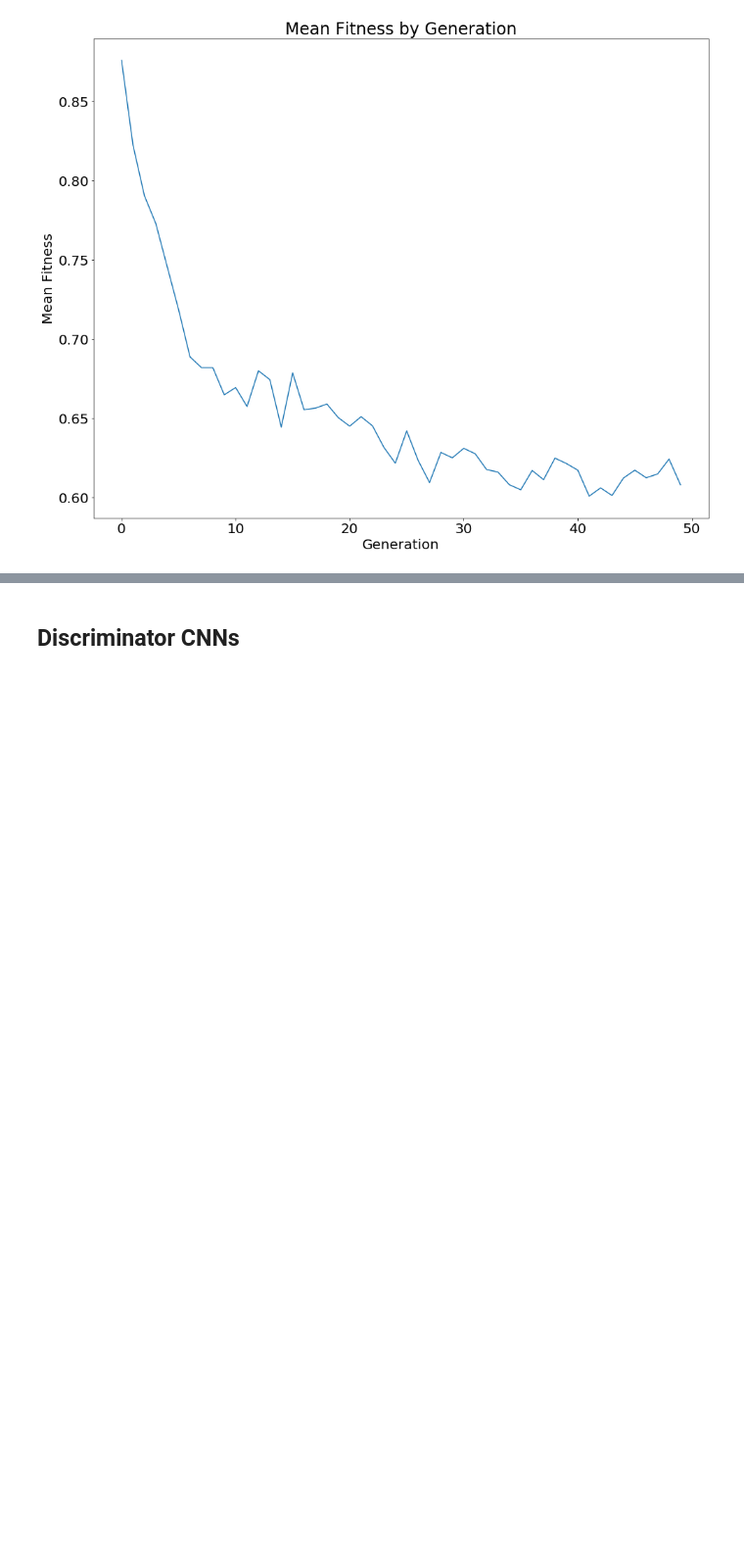
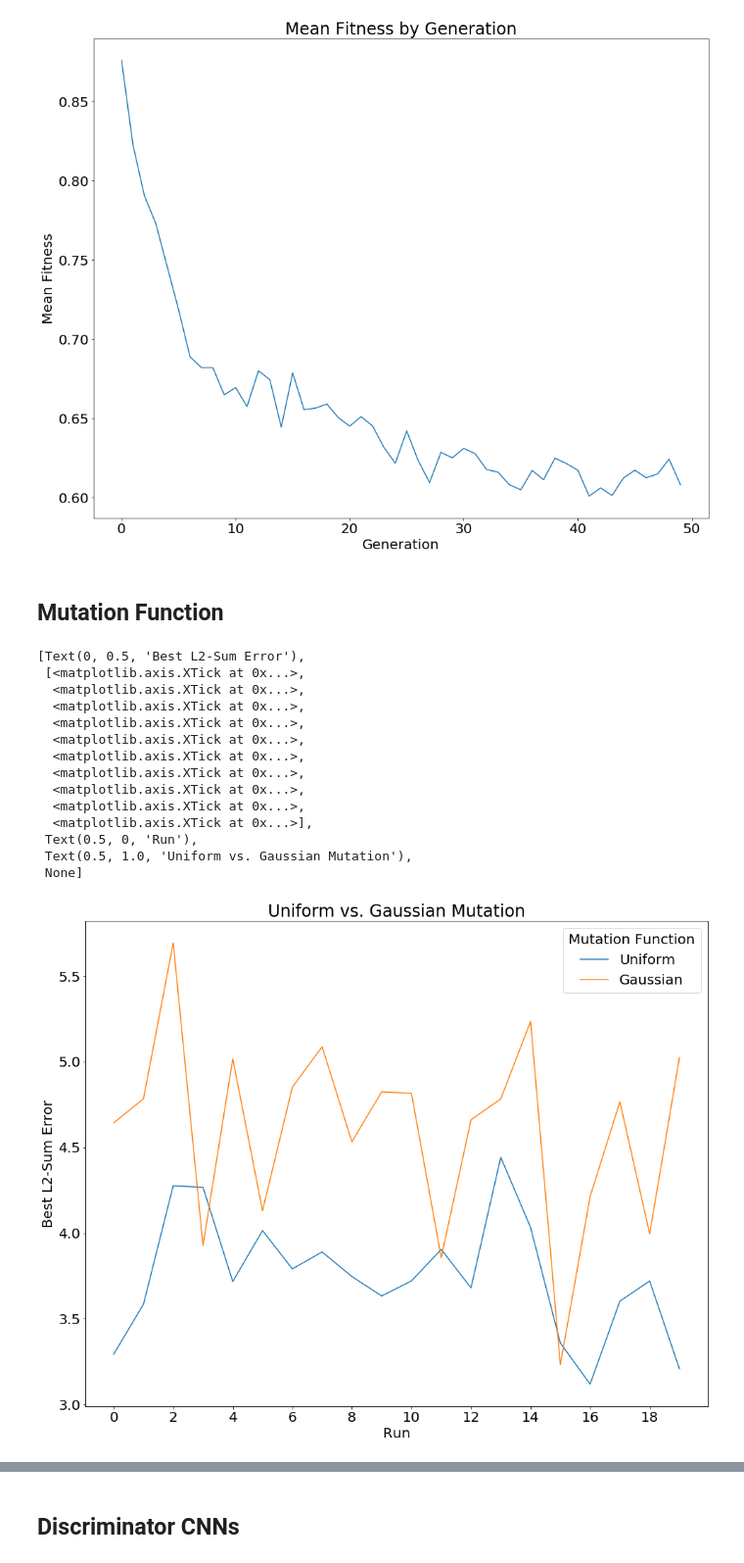
Before and after one commit to SamChatfield/final-year-project, a Jupyter notebook: experiment_results.ipynb, the cells around one changed output, grey strips where cells are left out. Shown at 98% size. Cells and saved outputs as stored; diff of their text form; code cells hidden in the pictures; blank space fills up the shorter version.

Commit message:
Mutation function experiments and results

```diff
--- a/experiment_results.ipynb
+++ b/experiment_results.ipynb
@@ -83,3 +100,54 @@ ax.set(title=title, xlabel="Generation", ylabel="Mean Fitness")
  Text(0.5, 0, 'Generation'),
  Text(0.5, 1.0, 'Mean Fitness by Generation')]
 [figure]
+# %% [markdown]
+## Mutation Function
+# %%
+mut_fn_exp_data = []
+
+for fp in glob.glob("./experiments/mut_fn/*.json"):
+    with open(fp) as f:
+        mut_fn_exp_data.append(json.load(f))
+# %%
+# Convert experiment data to format that can be plotted by Seaborn
+data = []
+
+for exp in mut_fn_exp_data:
+    for run in range(20):
+        data.append({
+            "mut_fn": exp["params"]["mut_fn"],
+            "run": run,
+            "best_l2": exp["best_l2s"][run],
+            "rand_search_l2": exp["rs_l2s"][run],
+            "rand_l2": exp["rand_l2s"][run],
+        })
+
+data = pd.DataFrame(data)
+# %%
+title = f"Uniform vs. Gaussian Mutation"
+
+plt.figure(figsize=(16, 12.8))
+ax = sns.lineplot(
+    x="run",
+    y="best_l2",
+    hue="mut_fn",
+    data=data
+)
+ax.legend(["Uniform", "Gaussian"], title="Mutation Function")
+ax.set(title=title, xlabel="Run", xticks=list(range(0, 20, 2)), ylabel="Best L2-Sum Error", label="test")
+# %% [output]
+[Text(0, 0.5, 'Best L2-Sum Error'),
+ [<matplotlib.axis.XTick at 0x...>,
+  <matplotlib.axis.XTick at 0x...>,
+  <matplotlib.axis.XTick at 0x...>,
+  <matplotlib.axis.XTick at 0x...>,
+  <matplotlib.axis.XTick at 0x...>,
+  <matplotlib.axis.XTick at 0x...>,
+  <matplotlib.axis.XTick at 0x...>,
+  <matplotlib.axis.XTick at 0x...>,
+  <matplotlib.axis.XTick at 0x...>,
+  <matplotlib.axis.XTick at 0x...>],
+ Text(0.5, 0, 'Run'),
+ Text(0.5, 1.0, 'Uniform vs. Gaussian Mutation'),
+ None]
+[figure, added]
```
Also changed, not shown: parts of 5 cells of this notebook, 3 other files.
